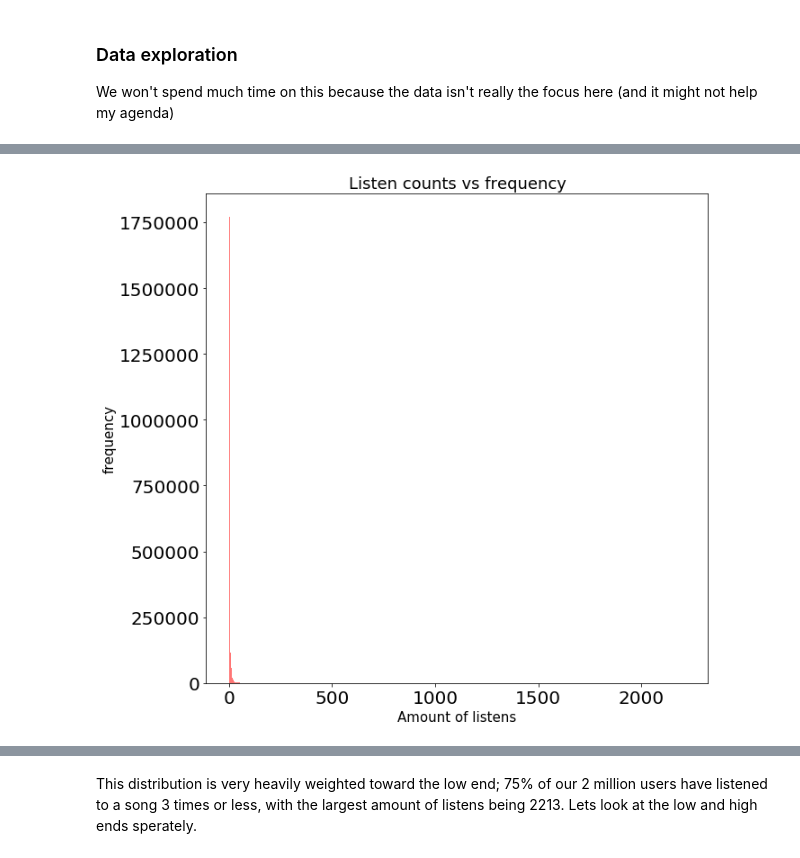
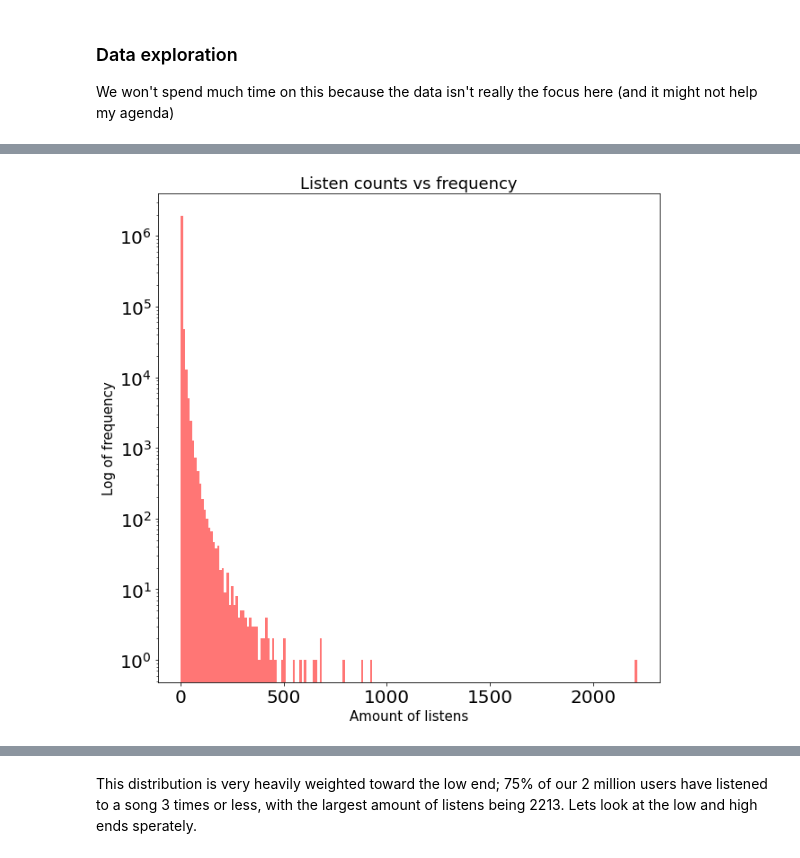
Before and after one commit to MrFlygerian/MusicRecommender, a Jupyter notebook: Recommenders.ipynb, the cells around one changed output, grey strips where cells are left out. Saved outputs shown, nothing was run; the diff lists cells and outputs as text; code cells hidden in the pictures.

```diff
--- a/Recommenders.ipynb
+++ b/Recommenders.ipynb
@@ -134,12 +138,10 @@ Name: listen_count, dtype: float64
 # %%
-%%time
-
 fig = plt.figure(figsize=(10,10))
-plt.hist(data.listen_count.astype(int), bins = 500,
-         color=CUSTOM_COLOURS[0])
+plt.hist(data.listen_count.astype(int), bins = 200,
+         color=CUSTOM_COLOURS[0], log=True)
 plt.title('Listen counts vs frequency', fontsize=18)
-plt.ylabel('frequency', fontsize = 15)
+plt.ylabel('Log of frequency', fontsize = 15)
 plt.xlabel('Amount of listens', fontsize=15)
 plt.show()
 # %% [output]
-[figure, old version]
+[figure, new version]
```
Also changed, not shown: parts of 65 cells of this notebook.
